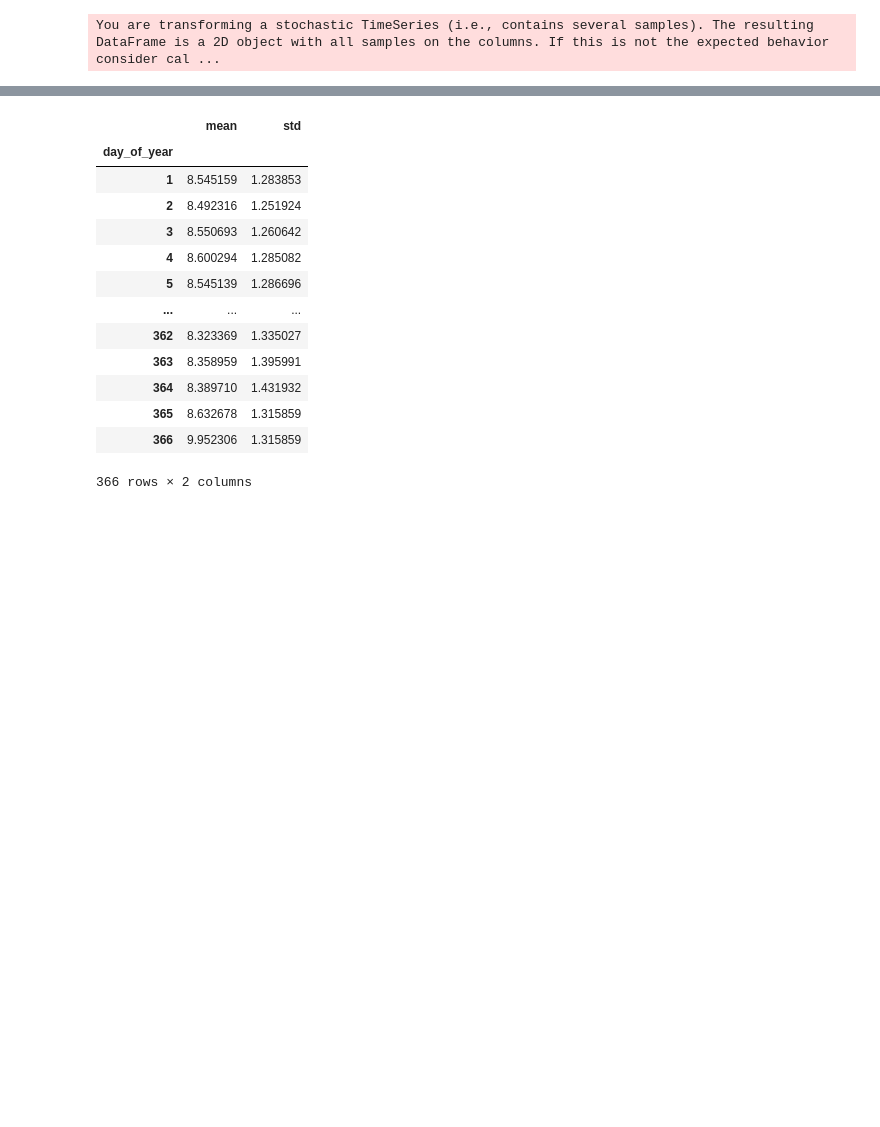
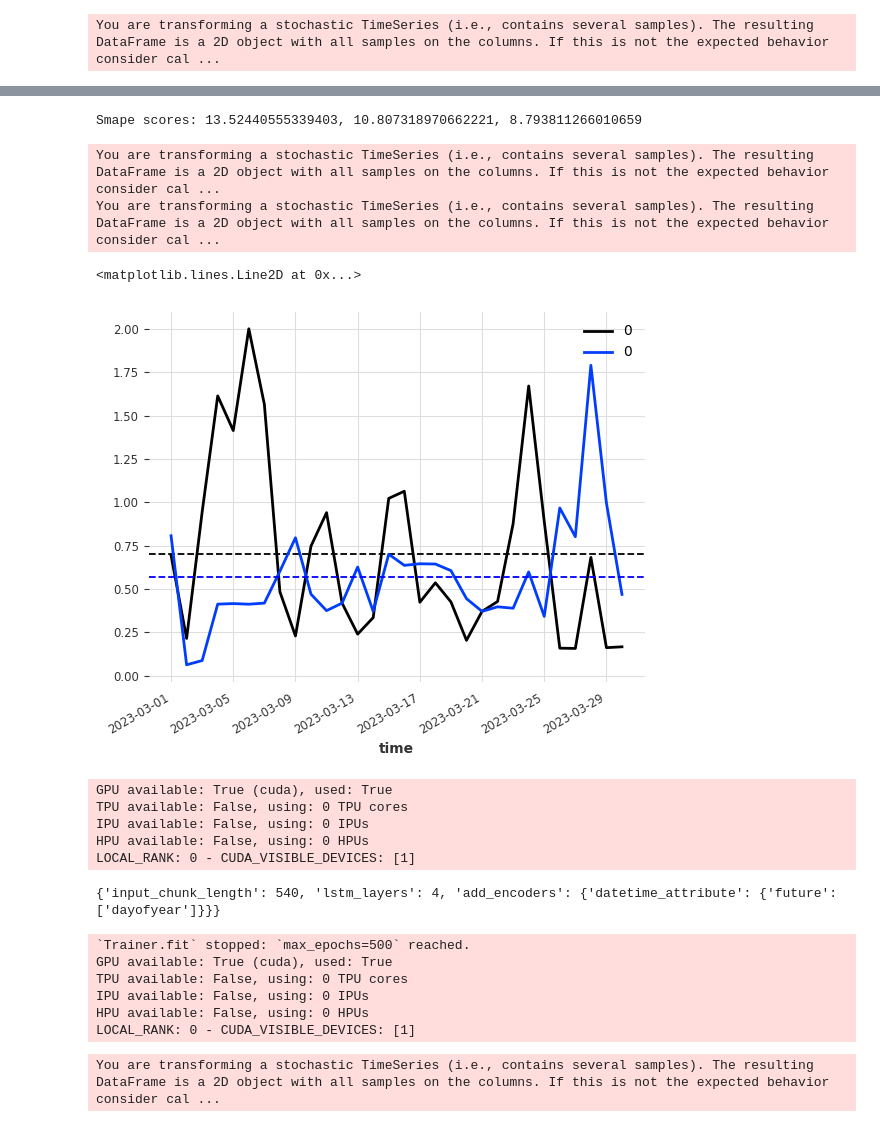
Before and after one commit to boettiger-lab/neon4cast-darts-submit, a Jupyter notebook: scoring_exploration.ipynb, the cells around one changed output, grey strips where cells are left out. Saved outputs shown, nothing was run; the diff lists cells and outputs as text; code cells hidden in the pictures; blank space fills up the shorter version.

```diff
--- a/scoring_exploration.ipynb
+++ b/scoring_exploration.ipynb
@@ -594,3 +337,22 @@ def make_plot(csv_name, site, target_variable, record_dict):
+# %%
+forecast_list = [_record_dict['ARIK']['oxygen']['trash_null'],
+                 _record_dict['ARIK']['oxygen']['trash_hist_test'],
+                 _record_dict['ARIK']['oxygen']['historical']]
+smape_comparison(forecast_list, _record_dict["ARIK"]["oxygen"]["validation"])
+# %% [output]
+Smape scores: 13.52440555339403, 10.807318970662221, 8.793811266010659
+# %%
+score = crps(_record_dict["ARIK"]['oxygen']['trash_hist_test'], _record_dict["ARIK"]["oxygen"]["validation"])
+hist_score = crps(_record_dict['ARIK']['oxygen']['historical'], _record_dict["ARIK"]["oxygen"]["validation"])
+score.plot()
+plt.axhline(y = score.mean(axis=0).values()[0][0], color = 'black', linestyle = '--')
+hist_score.plot()
+plt.axhline(y = hist_score.mean(axis=0).values()[0][0], color = 'blue', linestyle = '--')
+# %% [output]
+You are transforming a stochastic TimeSeries (i.e., contains several samples). The resulting DataFrame is a 2D object with all samples on the columns. If this is not the expected behavior consider cal ...
+You are transforming a stochastic TimeSeries (i.e., contains several samples). The resulting DataFrame is a 2D object with all samples on the columns. If this is not the expected behavior consider cal ...
+<matplotlib.lines.Line2D at 0x...>
+[figure, added]
 # %%
 class BaseForecasterHistPlus():
     def __init__(self,
@@ -828,17 +610,30 @@ class BaseForecasterHistPlus():
 # %%
-historical_model.doy_df
+forecaster_hist_test = BaseForecasterHistPlus(model="TFT",
+                                      data_preprocessor=data_preprocessor,
+                                      target_variable_column_name="oxygen",
+                                      datetime_column_name="datetime",
+                                      covariates_names=["air_tmp", "chla", "temperature"],
+                                      output_csv_name="trash_hist_test.csv",
+                                      validation_split_date="2023-03-01",
+                                      model_hyperparameters={'input_chunk_length': 540,
+                                                             'lstm_layers': 4,
+                                                             'add_encoders': {'datetime_attribute': {'future': ['dayofyear']}}},
+                                      model_likelihood={"likelihood": QuantileRegression([0.05, 0.1, 0.5, 0.9, 0.95])},
+                                      forecast_horizon=30,
+                                      site_id="ARIK",
+                                      historical_covariates=True,)
+forecaster_hist_test.make_forecasts()
 # %% [output]
-|  | mean | std |
-| day_of_year |  |  |
-| 1 | 8.545159 | 1.283853 |
-| 2 | 8.492316 | 1.251924 |
-| 3 | 8.550693 | 1.260642 |
-| 4 | 8.600294 | 1.285082 |
-| 5 | 8.545139 | 1.286696 |
-| ... | ... | ... |
-| 362 | 8.323369 | 1.335027 |
-| 363 | 8.358959 | 1.395991 |
-| 364 | 8.389710 | 1.431932 |
-| 365 | 8.632678 | 1.315859 |
-| 366 | 9.952306 | 1.315859 |
-366 rows × 2 columns
+GPU available: True (cuda), used: True
+TPU available: False, using: 0 TPU cores
+IPU available: False, using: 0 IPUs
+HPU available: False, using: 0 HPUs
+LOCAL_RANK: 0 - CUDA_VISIBLE_DEVICES: [1]
+{'input_chunk_length': 540, 'lstm_layers': 4, 'add_encoders': {'datetime_attribute': {'future': ['dayofyear']}}}
+`Trainer.fit` stopped: `max_epochs=500` reached.
+GPU available: True (cuda), used: True
+TPU available: False, using: 0 TPU cores
+IPU available: False, using: 0 IPUs
+HPU available: False, using: 0 HPUs
+LOCAL_RANK: 0 - CUDA_VISIBLE_DEVICES: [1]
+You are transforming a stochastic TimeSeries (i.e., contains several samples). The resulting DataFrame is a 2D object with all samples on the columns. If this is not the expected behavior consider cal ...
```
Also changed, not shown: parts of 28 cells of this notebook, 1 other file.
